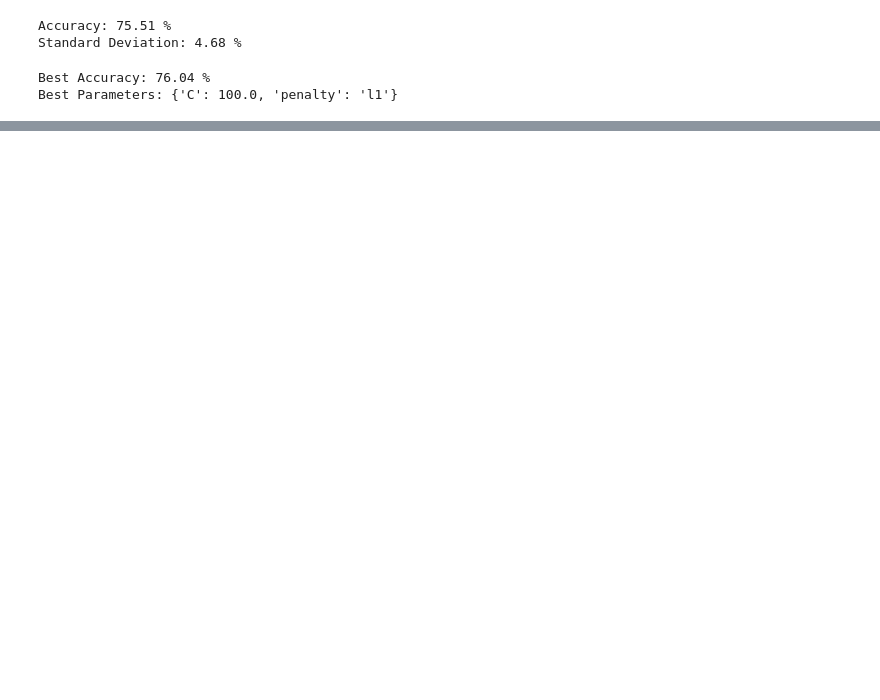
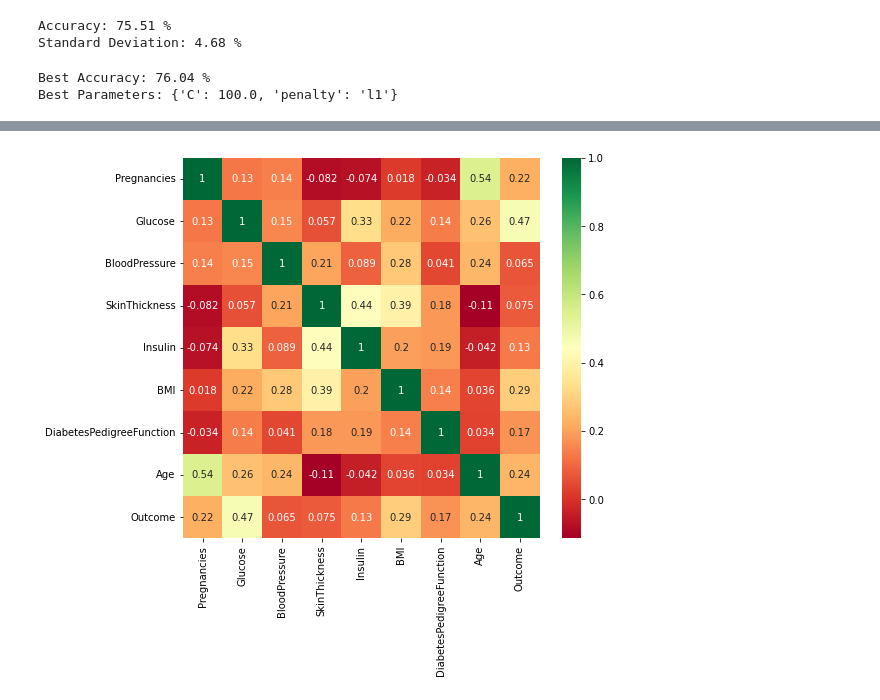
Before and after one commit to SairamNomula/DiaDisc, a Jupyter notebook: python/Ml_model.ipynb, the cells around one changed output, grey strips where cells are left out. Drawn from its saved outputs; the diff is of its cells as text; code cells hidden in the pictures; blank space fills up the shorter version.

```diff
--- a/python/Ml_model.ipynb
+++ b/python/Ml_model.ipynb
@@ -75,0 +145,6 @@ Best Parameters: {'C': 100.0, 'penalty': 'l1'}
+# %%
+plt.figure(figsize=(8,7))
+# seaborn has an easy method to showcase heatmap
+p = sns.heatmap(dataset.corr(), annot=True,cmap ='RdYlGn')
+# %% [output]
+[figure, added]
```
Also changed, not shown: parts of 9 cells of this notebook, 1 other file.
